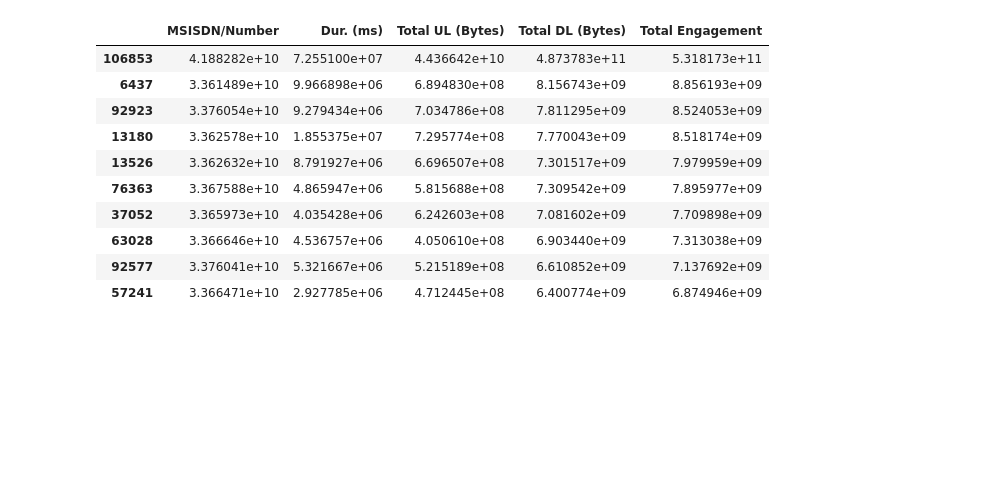
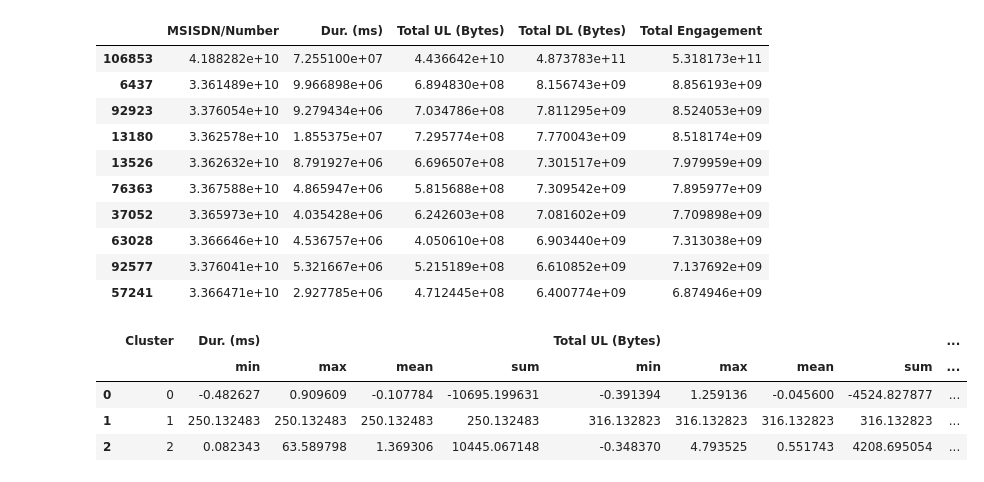
Before and after one commit to abrhamadddis/Week-1-User-Analytics-in-the-Telecommunication-Industry, a Jupyter notebook: note_book/user_engagement.ipynb, the cells around one changed output. Saved outputs shown, nothing was run; the diff lists cells and outputs as text; code cells hidden in the pictures; blank space fills up the shorter version.

```diff
--- a/note_book/user_engagement.ipynb
+++ b/note_book/user_engagement.ipynb
@@ -77,3 +61,36 @@ top_10_customers
 | 63028 | 3.366646e+10 | 4.536757e+06 | 4.050610e+08 | 6.903440e+09 | 7.313038e+09 |
 | 92577 | 3.376041e+10 | 5.321667e+06 | 5.215189e+08 | 6.610852e+09 | 7.137692e+09 |
 | 57241 | 3.366471e+10 | 2.927785e+06 | 4.712445e+08 | 6.400774e+09 | 6.874946e+09 |
+# %%
+import pandas as pd
+from sklearn.cluster import KMeans
+from sklearn.preprocessing import MinMaxScaler
+
+
+cluster_data = agg_engagement[['Dur. (ms)', 'Total UL (Bytes)', 'Total DL (Bytes)']]
+
+# Min-Max scaling
+scaler = MinMaxScaler()
+normalized_data = scaler.fit_transform(cluster_data)
+
+
+
+
+# Run K-Means clustering (k=3)
+kmeans = KMeans(n_clusters=3, random_state=42)
+agg_engagement['Cluster'] = kmeans.fit_predict(normalized_data)
+
+
+cluster_summary = agg_engagement.groupby('Cluster').agg({
+    'Dur. (ms)': ['min', 'max', 'mean', 'sum'],
+    'Total UL (Bytes)': ['min', 'max', 'mean', 'sum'],
+    'Total DL (Bytes)': ['min', 'max', 'mean', 'sum']
+}).reset_index()
+# %%
+cluster_summary
+# %% [output]
+|  | Cluster | Dur. (ms) |  |  |  | Total UL (Bytes) |  |  |  | ... |
+|  |  | min | max | mean | sum | min | max | mean | sum | ... |
+| 0 | 0 | -0.482627 | 0.909609 | -0.107784 | -10695.199631 | -0.391394 | 1.259136 | -0.045600 | -4524.827877 | ... |
+| 1 | 1 | 250.132483 | 250.132483 | 250.132483 | 250.132483 | 316.132823 | 316.132823 | 316.132823 | 316.132823 | ... |
+| 2 | 2 | 0.082343 | 63.589798 | 1.369306 | 10445.067148 | -0.348370 | 4.793525 | 0.551743 | 4208.695054 | ... |
```
Also changed, not shown: parts of 6 cells of this notebook.
